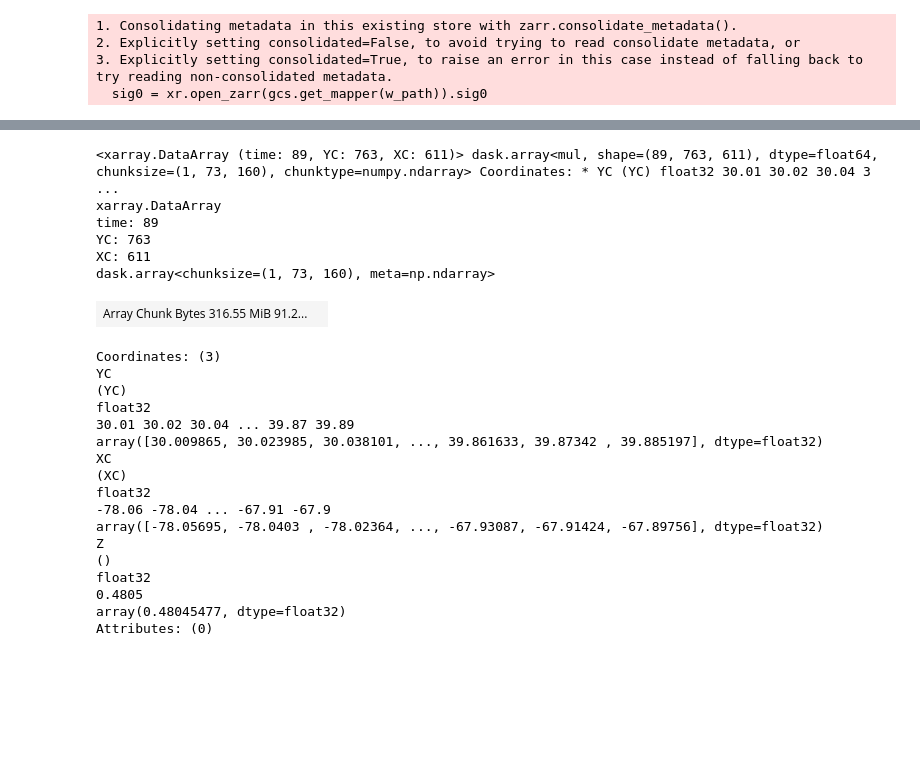
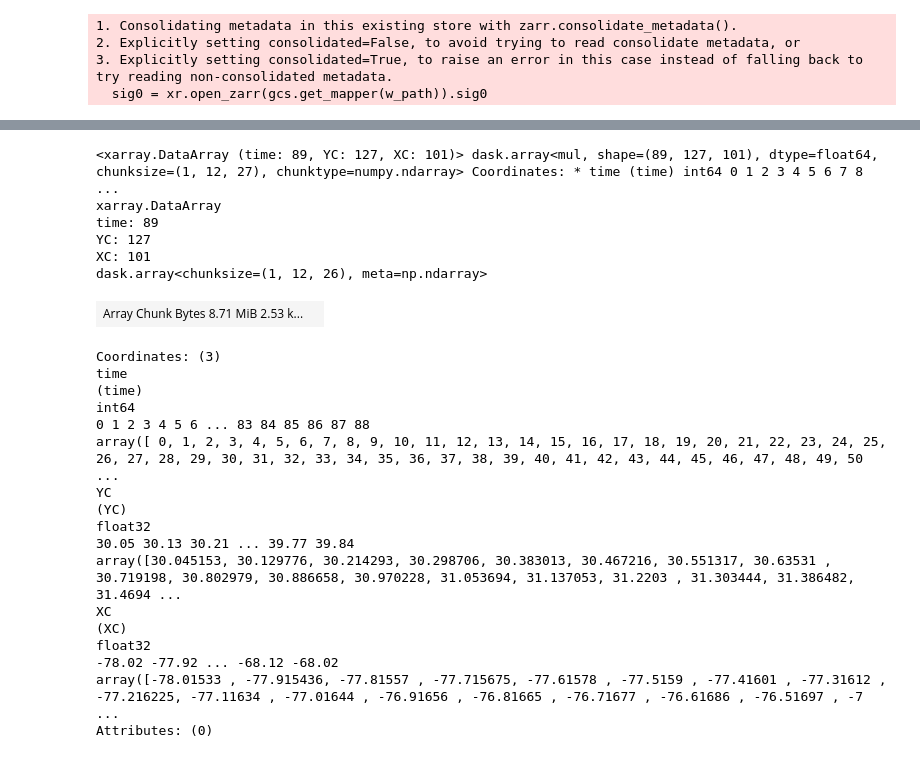
Before and after one commit to roxyboy/MLI_Lf, a Jupyter notebook: eNATL60.ipynb, the cells around one changed output, grey strips where cells are left out. Saved outputs shown, nothing was run; the diff lists cells and outputs as text; code cells hidden in the pictures; blank space fills up the shorter version.

```diff
--- a/eNATL60.ipynb
+++ b/eNATL60.ipynb
@@ -431,6 +270,12 @@ mstar = .5
 nstar = .066
 
 Lf = Cl*(mstar*ustar**3 + nstar*wstar**3)**(2/3) / f**2 / hE
-(Lf).isel(time=0).plot(vmax=80)
+
+Lfb = xr.DataArray((Lf*area).coarsen({'YC':nC,'XC':nC},boundary='trim').sum(skipna=True)
+      / area.coarsen({'YC':nC,'XC':nC},boundary='trim').sum(skipna=True),
+                  dims=['time','YC','XC'],
+                  coords={'time':ds.time,'YC':yC,'XC':xC}
+     )
+(Lfb).isel(time=0).plot(vmax=80)
 # %% [output]
 <matplotlib.collections.QuadMesh at 0x...>
@@ -453,3 +296,19 @@ B = ((b.where(b.Z<=np.abs(H)) * dsi.e3t_0.data[np.newaxis]).sum('Z',skipna=True)
 2. Explicitly setting consolidated=False, to avoid trying to read consolidate metadata, or
 3. Explicitly setting consolidated=True, to raise an error in this case instead of falling back to try reading non-consolidated metadata.
   sig0 = xr.open_zarr(gcs.get_mapper(w_path)).sig0
+# %%
+B = ((b.where(b.Z<=np.abs(H))
+      * dsi.e3t_0.data[np.newaxis]).sum('Z',skipna=True)
+      / np.abs(H)
+    )
+W = ((ds.W.where(grid.interp(ds.maskC.chunk({'Z':-1}),'Z',boundary='extend')!=0.
+                ).where(ds.Zp1<=np.abs(H))
+      * dsi.e3w_0.data[np.newaxis]).sum('Zp1',skipna=True)
+      / np.abs(H)
+    )
+WB = ((grid.interp(ds.W.chunk({'Zp1':-1}),'Z',boundary='extend')
+       * b.where(b.Z<=np.abs(H))
+       * dsi.e3t_0.data[np.newaxis]).sum('Z',skipna=True)
+      / np.abs(H)
+     )
+WB
@@ -521,34 +540,44 @@ B_y = grid.interp(grid.diff(Bm,'Y',boundary='extend')
                   / dss.e2v.data[np.newaxis],
                   'Y',boundary='extend')
 # %%
-Ce = .06
-Psix = Ce/Lf/f * H**2 * B_y
-Psiy = Ce/Lf/f * H**2 * (-B_x)
+Hb = xr.DataArray((H*area).coarsen({'YC':nC,'XC':nC},boundary='trim').sum(skipna=True)
+      / area.coarsen({'YC':nC,'XC':nC},boundary='trim').sum(skipna=True),
+                  dims=['time','YC','XC'],
+                  coords={'time':ds.time,'YC':yC,'XC':xC}
+     )
+Db = xr.DataArray((dss.depth.data*area).coarsen({'YC':nC,'XC':nC},boundary='trim').sum(skipna=True)
+      / area.coarsen({'YC':nC,'XC':nC},boundary='trim').sum(skipna=True),
+                  dims=['YC','XC'],
+                  coords={'YC':yC,'XC':xC}
+     )
+
+Psix = Lfb/fb * Hb**2 * B_y
+Psiy = Lfb/fb * Hb**2 * (-B_x)
 Psix
 # %% [output]
-<xarray.DataArray (time: 89, YC: 763, XC: 611)> dask.array<mul, shape=(89, 763, 611), dtype=float64, chunksize=(1, 73, 160), chunktype=numpy.ndarray> Coordinates: * YC (YC) float32 30.01 30.02 30.04 3 ...
+<xarray.DataArray (time: 89, YC: 127, XC: 101)> dask.array<mul, shape=(89, 127, 101), dtype=float64, chunksize=(1, 12, 27), chunktype=numpy.ndarray> Coordinates: * time (time) int64 0 1 2 3 4 5 6 7 8  ...
 xarray.DataArray
 time: 89
-YC: 763
-XC: 611
-dask.array<chunksize=(1, 73, 160), meta=np.ndarray>
+YC: 127
+XC: 101
+dask.array<chunksize=(1, 12, 26), meta=np.ndarray>
-| Array Chunk Bytes 316.55 MiB 91.2... |  |
+| Array Chunk Bytes 8.71 MiB 2.53 k... |  |
 Coordinates: (3)
+time
+(time)
+int64
+0 1 2 3 4 5 6 ... 83 84 85 86 87 88
+array([ 0, 1, 2, 3, 4, 5, 6, 7, 8, 9, 10, 11, 12, 13, 14, 15, 16, 17, 18, 19, 20, 21, 22, 23, 24, 25, 26, 27, 28, 29, 30, 31, 32, 33, 34, 35, 36, 37, 38, 39, 40, 41, 42, 43, 44, 45, 46, 47, 48, 49, 50 ...
 YC
 (YC)
 float32
-30.01 30.02 30.04 ... 39.87 39.89
-array([30.009865, 30.023985, 30.038101, ..., 39.861633, 39.87342 , 39.885197], dtype=float32)
+30.05 30.13 30.21 ... 39.77 39.84
+array([30.045153, 30.129776, 30.214293, 30.298706, 30.383013, 30.467216, 30.551317, 30.63531 , 30.719198, 30.802979, 30.886658, 30.970228, 31.053694, 31.137053, 31.2203 , 31.303444, 31.386482, 31.4694 ...
 XC
 (XC)
 float32
--78.06 -78.04 ... -67.91 -67.9
-array([-78.05695, -78.0403 , -78.02364, ..., -67.93087, -67.91424, -67.89756], dtype=float32)
-Z
-()
-float32
-0.4805
-array(0.48045477, dtype=float32)
+-78.02 -77.92 ... -68.12 -68.02
+array([-78.01533 , -77.915436, -77.81557 , -77.715675, -77.61578 , -77.5159 , -77.41601 , -77.31612 , -77.216225, -77.11634 , -77.01644 , -76.91656 , -76.81665 , -76.71677 , -76.61686 , -76.51697 , -7 ...
 Attributes: (0)
 # %%
 bff = Psix*B_y - Psiy*B_x
```
Also changed, not shown: parts of 27 cells of this notebook.
